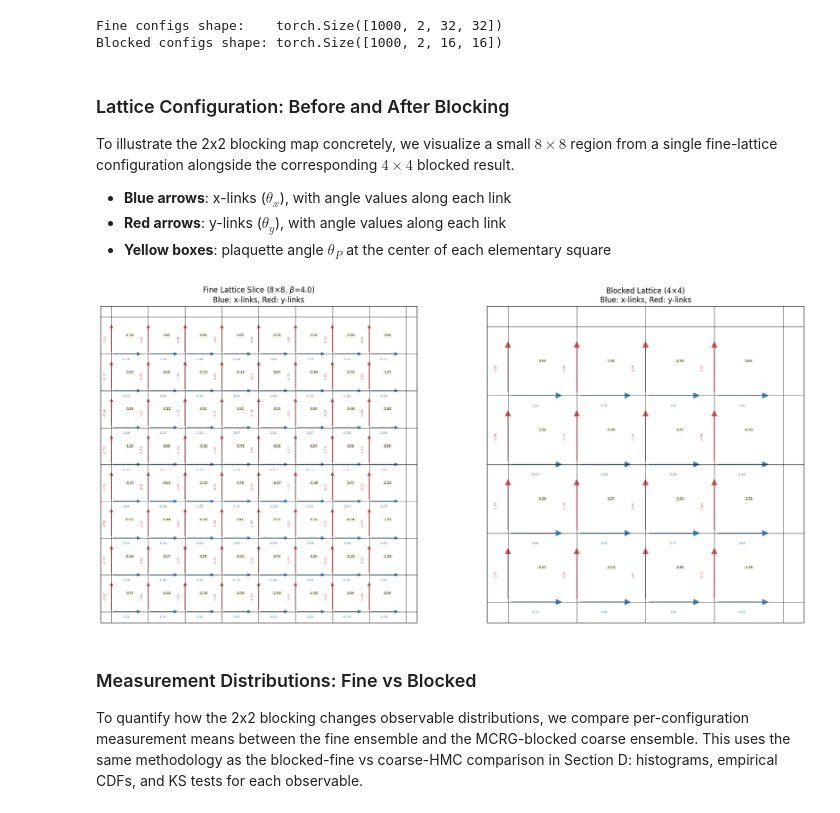
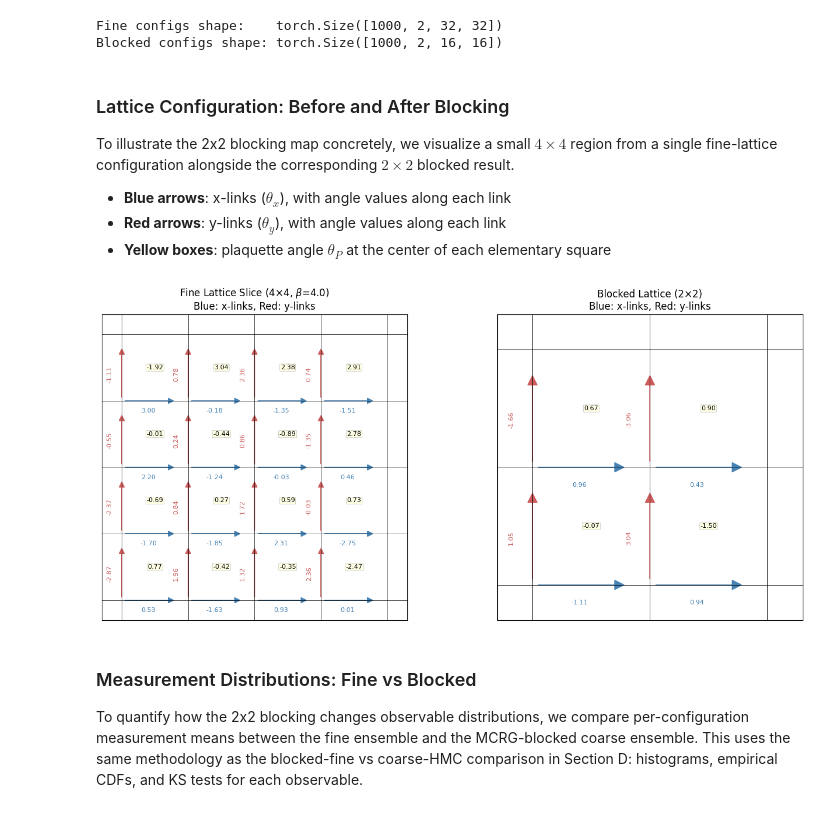
Before and after one commit to Greyyy-HJC/InverseRG, a Jupyter notebook: presentation/phase0-naive-pipeline.ipynb, the cells around one changed output. Drawn from its saved outputs; the diff is of its cells as text; code cells hidden in the pictures.

Commit message:
Reduce MCRG lattice visualization from 8×8→4×4 to 4×4→2×2
The smaller grid is much easier to read with link values and plaquette
angles displayed at each site.

Made-with: Cursor

```diff
--- a/presentation/phase0-naive-pipeline.ipynb
+++ b/presentation/phase0-naive-pipeline.ipynb
@@ -258,7 +258,7 @@ Blocked configs shape: torch.Size([1000, 2, 16, 16])
 # %% [markdown]
 ### Lattice Configuration: Before and After Blocking
 
-To illustrate the 2x2 blocking map concretely, we visualize a small $8 \times 8$ region from a single fine-lattice configuration alongside the corresponding $4 \times 4$ blocked result.
+To illustrate the 2x2 blocking map concretely, we visualize a small $4 \times 4$ region from a single fine-lattice configuration alongside the corresponding $2 \times 2$ blocked result.
 
 - **Blue arrows**: x-links ($\theta_x$), with angle values along each link
 - **Red arrows**: y-links ($\theta_y$), with angle values along each link
@@ -279,7 +279,7 @@ def plot_lattice_config(ax, config, title):
             ax.arrow(i + 0.05, j, 0.65, 0, head_width=0.08, head_length=0.08,
                      fc='steelblue', ec='steelblue')
             ax.text(i + 0.4, j - 0.15, val, ha='center', va='center',
-                    fontsize=5, color='steelblue')
+                    fontsize=8, color='steelblue')
 
     for i in range(L):
         for j in range(L):
@@ -287,39 +287,39 @@ def plot_lattice_config(ax, config, title):
             ax.arrow(i, j + 0.05, 0, 0.65, head_width=0.08, head_length=0.08,
                      fc='indianred', ec='indianred')
             ax.text(i - 0.18, j + 0.4, val, ha='center', va='center',
-                    fontsize=5, color='indianred', rotation=90)
+                    fontsize=8, color='indianred', rotation=90)
 
     for i in range(L):
         for j in range(L):
             plaq_val = f"{thetaP[i, j]:.2f}"
             ax.text(i + 0.5, j + 0.5, plaq_val, ha='center', va='center',
-                    fontsize=5,
+                    fontsize=8,
                     bbox=dict(boxstyle='round,pad=0.1', facecolor='lightyellow',
                               alpha=0.8, edgecolor='gray', linewidth=0.3))
 
     ax.set_aspect('equal')
     ax.set_xlim(-0.3, L + 0.3)
     ax.set_ylim(-0.3, L + 0.3)
     ax.set_xticks([])
     ax.set_yticks([])
     ax.set_title(title, fontsize=12)
 
 
-SLICE = 8
+SLICE = 4
 fine_slice = fine_configs[0, :, :SLICE, :SLICE]
 blocked_slice = blocked_configs[0, :, :SLICE // 2, :SLICE // 2]
 
-fig, (ax1, ax2) = plt.subplots(1, 2, figsize=(18, 8))
+fig, (ax1, ax2) = plt.subplots(1, 2, figsize=(14, 6))
 plot_lattice_config(ax1, fine_slice,
                     rf'Fine Lattice Slice ({SLICE}×{SLICE}, $\beta$={FINE_BETA})'
                     '\nBlue: x-links, Red: y-links')
 plot_lattice_config(ax2, blocked_slice,
                     rf'Blocked Lattice ({SLICE // 2}×{SLICE // 2})'
                     '\nBlue: x-links, Red: y-links')
 fig.tight_layout()
 plt.show()
 # %% [output]
-[figure, old version]
+[figure, new version]
 # %% [markdown]
 ### Measurement Distributions: Fine vs Blocked
 
```
